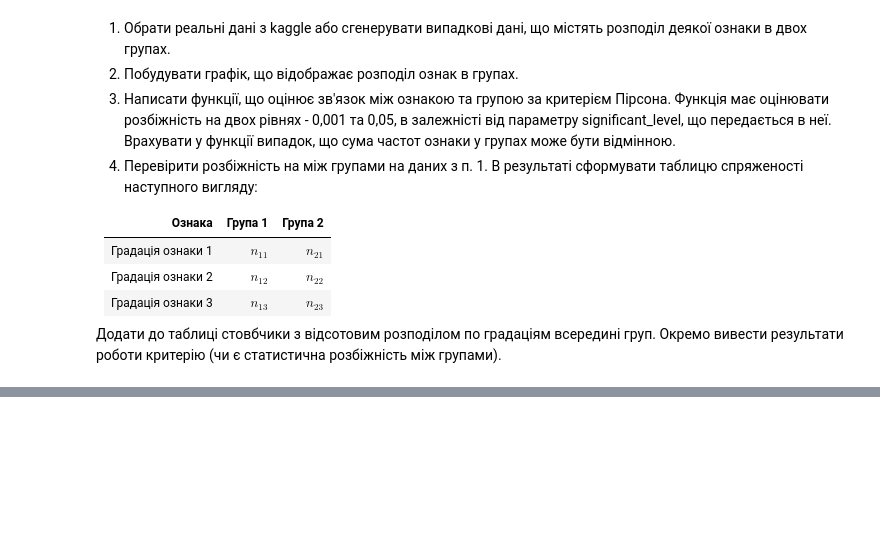
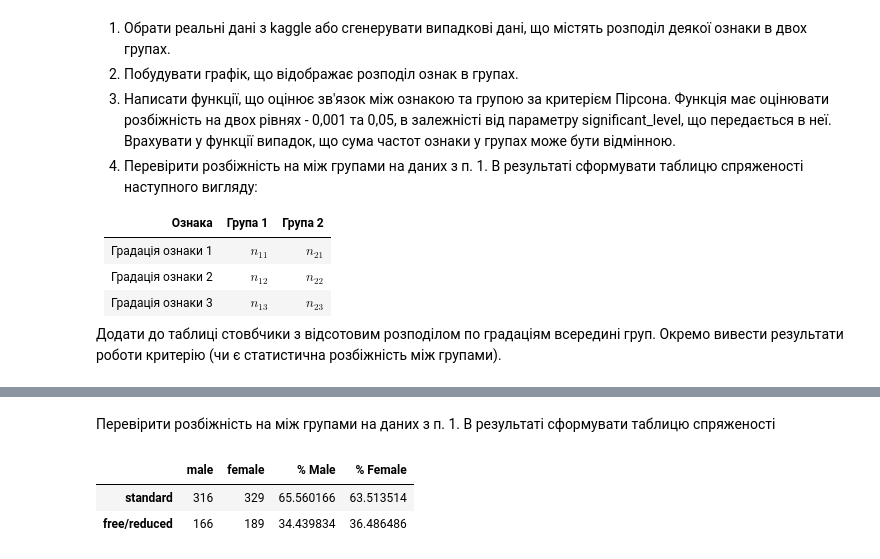
Before and after one commit to serjtarabara/BMD, a Jupyter notebook: lab5/Lab5.ipynb, the cells around one changed output, grey strips where cells are left out. Saved outputs shown, nothing was run; the diff lists cells and outputs as text; code cells hidden in the pictures; blank space fills up the shorter version.

```diff
--- a/lab5/Lab5.ipynb
+++ b/lab5/Lab5.ipynb
@@ -32,0 +189,15 @@ FileNotFoundError: [Errno 2] File StudentsPerformance.csv does not exist: 'Stude
+# %% [markdown]
+Перевірити розбіжність на між групами на даних з п. 1. В результаті сформувати таблицю спряженості
+# %%
+keys = data.keys()
+sum_1 = sum(data[keys[0]])
+sum_2 = sum(data[keys[1]])
+
+data["% Male"] = [data[keys[0]][i]/sum_1 * 100 for i in range(len(data))]
+data["% Female"] = [data[keys[1]][i]/sum_2 * 100 for i in range(len(data))]
+
+data
+# %% [output]
+|  | male | female | % Male | % Female |
+| standard | 316 | 329 | 65.560166 | 63.513514 |
+| free/reduced | 166 | 189 | 34.439834 | 36.486486 |
```
Also changed, not shown: parts of 20 cells of this notebook, 5 other files.
